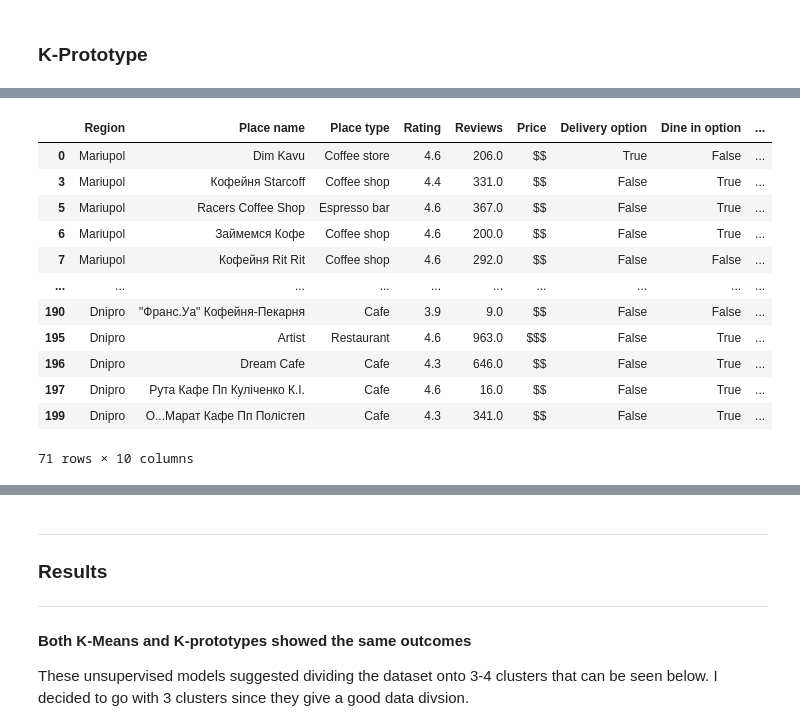
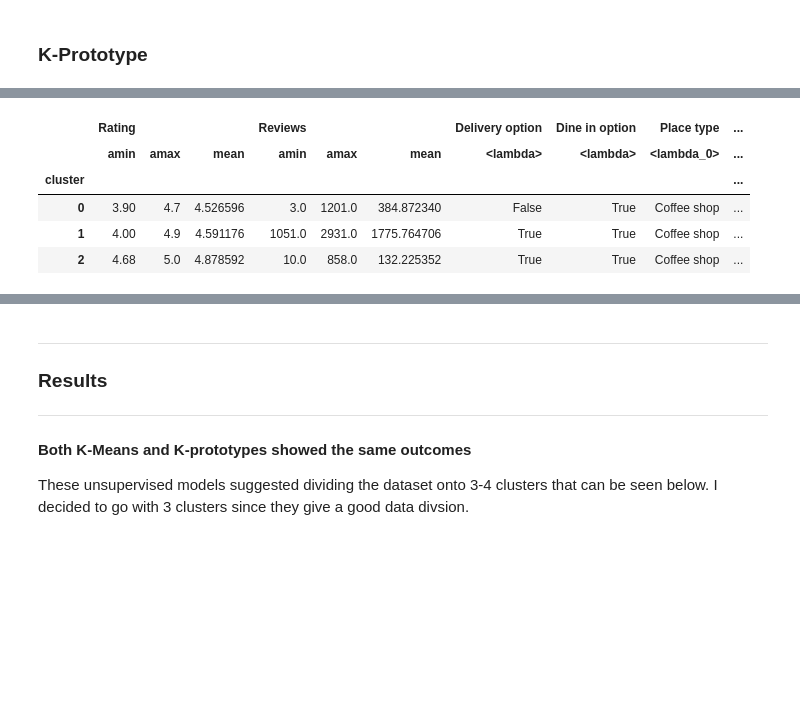
Before and after one commit to dissagaliyeva/coffee-shop-analysis, a Jupyter notebook: analysis.ipynb, the cells around one changed output, grey strips where cells are left out. Drawn from its saved outputs; the diff is of its cells as text; code cells hidden in the pictures; blank space fills up the shorter version.

```diff
--- a/analysis.ipynb
+++ b/analysis.ipynb
@@ -823,6 +795,3 @@ Categorical columns position  : [0, 1, 2, 5, 6, 7, 8]
-# %%
-cleaned.head(3)
-
-cleaned.drop(['Division', 'scaled_rating', 'scaled_reviews', 'cluster'], axis='columns', inplace=True)
 # %%
-cleaned[['Delivery option', 'Dine in option', 'Takeout option']] = shops[['Delivery option', 'Dine in option', 'Takeout option']].astype('bool')
+# change category types
+cleaned[['Delivery option', 'Dine in option']] = shops[['Delivery option', 'Dine in option']].astype('bool')
@@ -853,19 +806,26 @@ df['Reviews'] = reviews_scaler.fit_transform(df[['Reviews']])
 # %%
+# create empty lists to store error rates
 cost = []
-dfMatrix = df.to_numpy()
+dfMatrix = cleaned.to_numpy()
 
-
+# try out different K values
 for cluster in range(1, 10):
     kprototype = KPrototypes(n_jobs=-1, n_clusters=cluster, init='Huang', random_state=42)
     kprototype.fit_predict(dfMatrix, categorical=catColumnsPos)
+
+    # calculate and append the cost
     cost.append(kprototype.cost_)
 
 
-# Converting the results into a dataframe and plotting them
+# convert the results into a dataframe
 df_cost = pd.DataFrame({'Cluster': range(len(cost)), 'Cost':cost})
+
+# plot results
 plt.plot(range(len(cost)), cost)
-plt.xlabel('k')
-plt.ylabel('MSE')
+
+# set labels
+plt.xlabel('k', fontsize=14)
+plt.ylabel('MSE', fontsize=14)
 plt.title('K-Prototype elbow method', fontsize=17)
 plt.show()
 # %% [output]
@@ -873,4 +833,9 @@ plt.show()
 # %%
+# create a model with k=3
 k_ptype = KPrototypes(n_jobs=-1, n_clusters=3, init='Huang', random_state=42)
 
-df['clusters'] = k_ptype.fit_predict(dfMatrix, categorical=catColumnsPos)
+# get the divisions
+cleaned['cluster'] = k_ptype.fit_predict(dfMatrix, categorical=catColumnsPos)
+
+# show the new divisions distribution
+cleaned['cluster'].value_counts()
@@ -884,19 +847,18 @@ Name: clusters, dtype: int64
 # %%
-df['Reviews'] = reviews_scaler.inverse_transform(df['Reviews'])
-df['Rating'] = rating_scaler.inverse_transform(df['Rating'])
+# put normalized values back to original
+cleaned['Reviews'] = reviews_scaler.inverse_transform(cleaned['Reviews'])
+cleaned['Rating'] = rating_scaler.inverse_transform(cleaned['Rating'])
 
-df[df['clusters'] == 0]
+# show the final results
+cleaned.groupby('cluster').agg({'Rating': [np.min, np.max, np.mean],
+                                'Reviews': [np.min, np.max, np.mean],
+                                'Delivery option': mode,
+                                'Dine in option': mode,
+                                'Place type': [mode, 'count']})
 # %% [output]
-|  | Region | Place name | Place type | Rating | Reviews | Price | Delivery option | Dine in option | ... |
-| 0 | Mariupol | Dim Kavu | Coffee store | 4.6 | 206.0 | $$ | True | False | ... |
-| 3 | Mariupol | Кофейня Starcoff | Coffee shop | 4.4 | 331.0 | $$ | False | True | ... |
-| 5 | Mariupol | Racers Coffee Shop | Espresso bar | 4.6 | 367.0 | $$ | False | True | ... |
-| 6 | Mariupol | Займемся Кофе | Coffee shop | 4.6 | 200.0 | $$ | False | True | ... |
-| 7 | Mariupol | Кофейня Rit Rit | Coffee shop | 4.6 | 292.0 | $$ | False | False | ... |
-| ... | ... | ... | ... | ... | ... | ... | ... | ... | ... |
-| 190 | Dnipro | "Франс.Уа" Кофейня-Пекарня | Cafe | 3.9 | 9.0 | $$ | False | False | ... |
-| 195 | Dnipro | Artist | Restaurant | 4.6 | 963.0 | $$$ | False | True | ... |
-| 196 | Dnipro | Dream Cafe | Cafe | 4.3 | 646.0 | $$ | False | True | ... |
-| 197 | Dnipro | Рута Кафе Пп Куліченко К.І. | Cafe | 4.6 | 16.0 | $$ | False | True | ... |
-| 199 | Dnipro | О...Марат Кафе Пп Полістеп | Cafe | 4.3 | 341.0 | $$ | False | True | ... |
+|  | Rating |  |  | Reviews |  |  | Delivery option | Dine in option | Place type | ... |
+|  | amin | amax | mean | amin | amax | mean | <lambda> | <lambda> | <lambda_0> | ... |
+| cluster |  |  |  |  |  |  |  |  |  | ... |
+| 0 | 3.90 | 4.7 | 4.526596 | 3.0 | 1201.0 | 384.872340 | False | True | Coffee shop | ... |
+| 1 | 4.00 | 4.9 | 4.591176 | 1051.0 | 2931.0 | 1775.764706 | True | True | Coffee shop | ... |
+| 2 | 4.68 | 5.0 | 4.878592 | 10.0 | 858.0 | 132.225352 | True | True | Coffee shop | ... |
-71 rows × 10 columns
```
Also changed, not shown: parts of 48 cells of this notebook.
